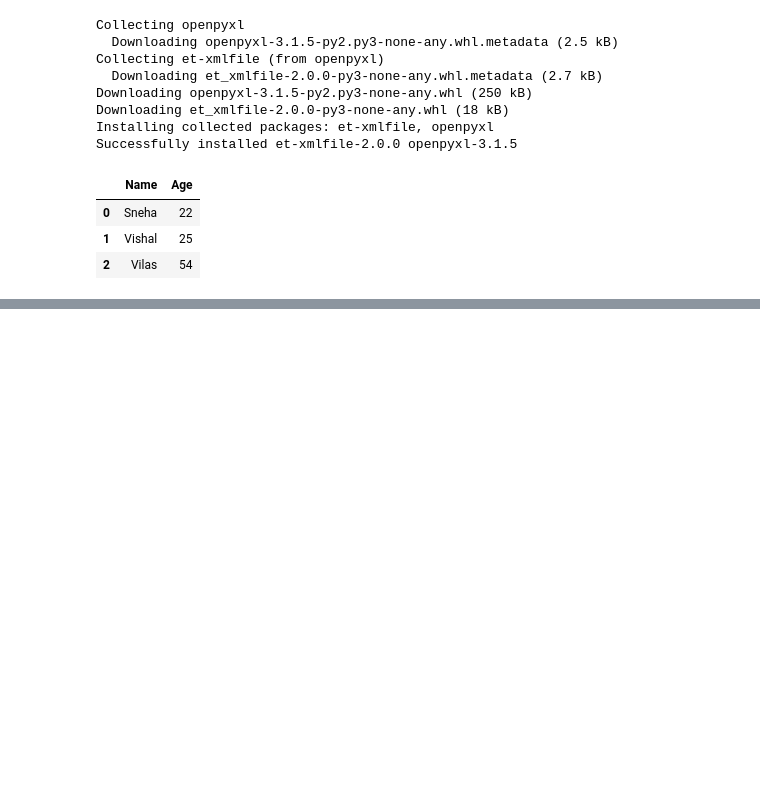
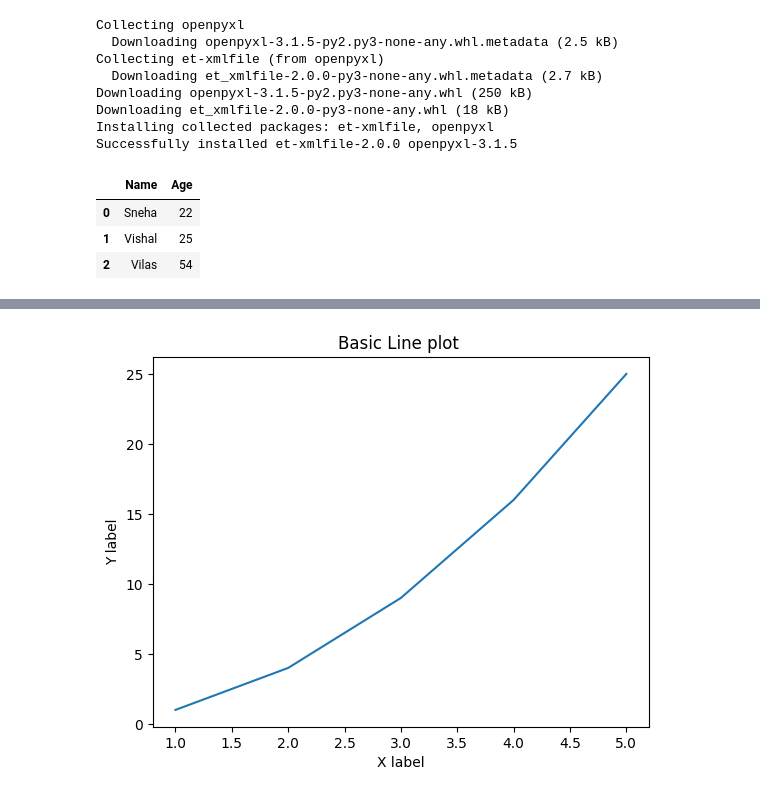
Before and after one commit to SnehaVPujari007/Data-Science-Course, a Jupyter notebook: Data Analysis using Python/Data_Analysis.ipynb, the cells around one changed output, grey strips where cells are left out. Drawn from its saved outputs; the diff is of its cells as text; code cells hidden in the pictures; blank space fills up the shorter version.

```diff
--- a/Data Analysis using Python/Data_Analysis.ipynb
+++ b/Data Analysis using Python/Data_Analysis.ipynb
@@ -1011,0 +1039,14 @@ pd.read_pickle('data_excel')
+# %%
+x=[1,2,3,4,5]
+y = [1,4,9,16,25]
+
+
+## Create a line plot
+plt.plot(x,y)
+plt.xlabel('X label')
+plt.ylabel('Y label')
+
+plt.title("Basic Line plot ")
+plt.show()
+# %% [output]
+[figure, added]
```
Also changed, not shown: parts of 10 cells of this notebook, 2 other files.
